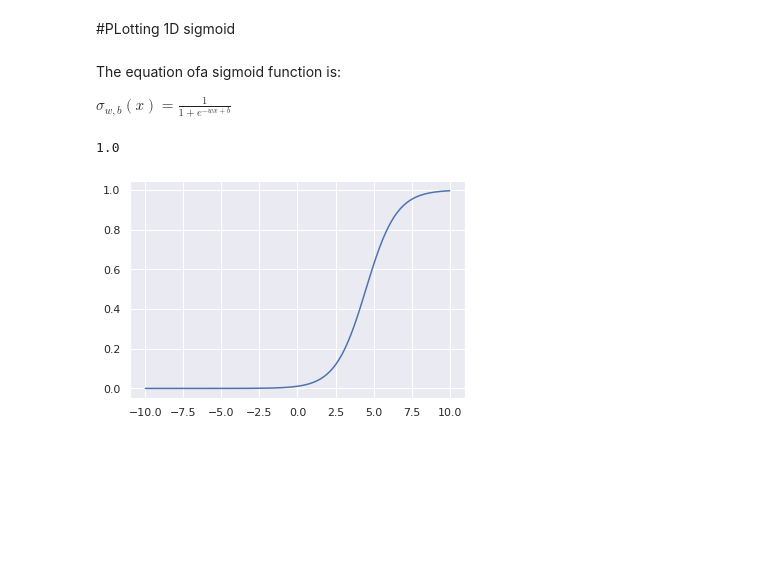
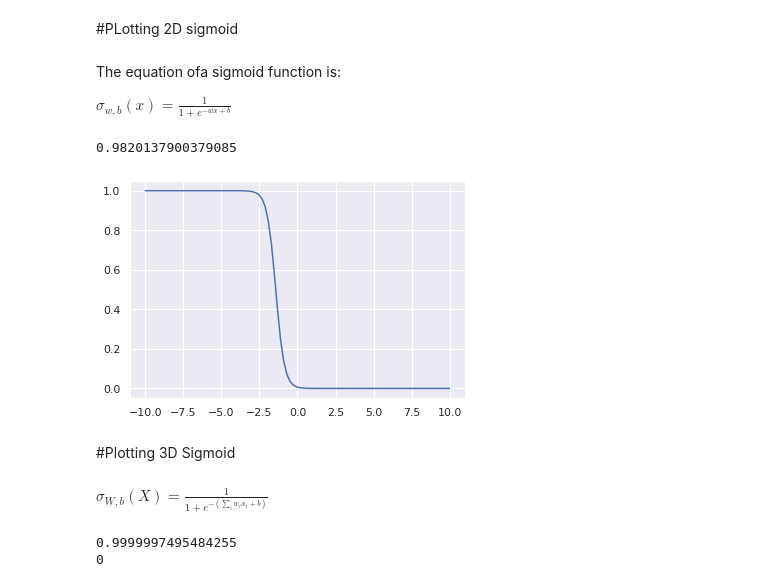
Before and after one commit to aryadeo/NEURAL_NETWORK_BASICS, a Jupyter notebook: Sigmoid_Neuron/Sigmoid_Neuron.ipynb, the cells around one changed output. Saved outputs shown, nothing was run; the diff lists cells and outputs as text; code cells hidden in the pictures; blank space fills up the shorter version.

```diff
--- a/Sigmoid_Neuron/Sigmoid_Neuron.ipynb
+++ b/Sigmoid_Neuron/Sigmoid_Neuron.ipynb
@@ -3,5 +8,5 @@
 # %% [markdown]
-#PLotting 1D sigmoid
+#PLotting 2D sigmoid
 # %% [markdown]
 The equation ofa sigmoid function is:
 
@@ -15,17 +15,20 @@ sns.set()
 # %%
-def sig_1D(x,w,b):
+def sig_2D(x,w,b):
   return 1/(1+np.exp(-(w*x+b)))
 # %%
-sig_1D(110000000000,2,2)
+sig_2D(1,2,2)
 # %% [output]
-1.0
+0.9820137900379085
 # %%
-
-b=-4.5     #@param {type: "slider", min: -10, max: 10,step:0.5}
-w=1     #@param {type: "slider", min: -20, max: 20, step: 0.5}
+b=-5     #@param {type: "slider", min: -10, max: 10,step:0.5}
+w=-3.5     #@param {type: "slider", min: -20, max: 20, step: 0.5}
 X=np.linspace(-10,10,100)
-Y=sig_1D(X,w,b)
+Y=sig_2D(X,w,b)
 plt.plot(X,Y)
 plt.show()
 # %% [output]
-[figure, old version]
+[figure, new version]
+# %% [markdown]
+#Plotting 3D Sigmoid
+# %% [markdown]
+$\sigma_{W,b}(X)=\frac{1}{1+e^{-(\sum_i w_ix_i+b)}}$
@@ -31,0 +45,7 @@ plt.show()
+# %%
+result_f=sig_3D(X,W,b)
+print(result_f)
+print(np.ndim(result_f))
+# %% [output]
+0.9999997495484255
+0
```
Also changed, not shown: parts of 15 cells of this notebook.
